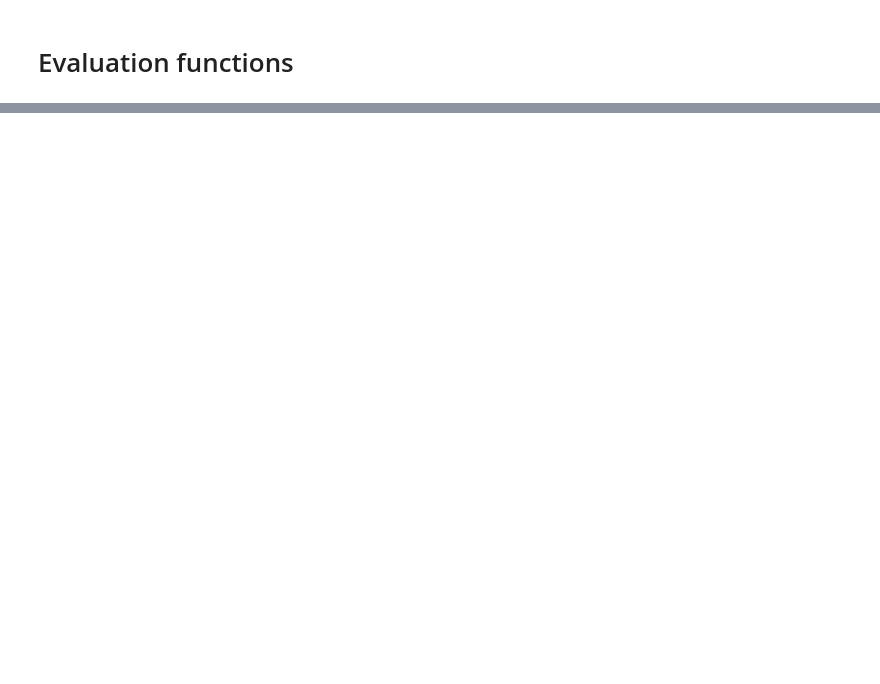
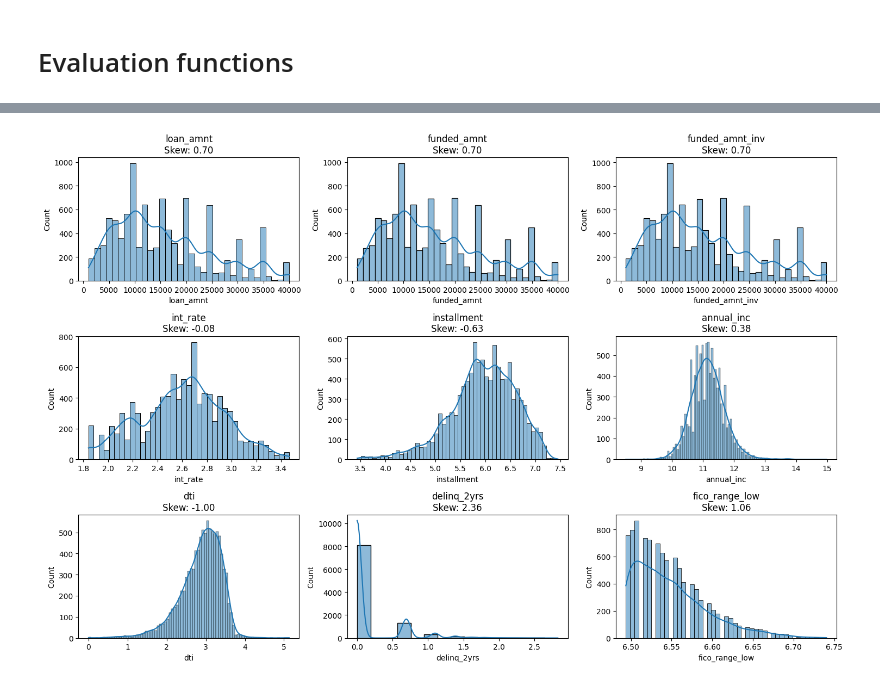
Before and after one commit to SamK-120/tu_ml_assignment_1, a Jupyter notebook: ML.ipynb, the cells around one changed output, grey strips where cells are left out. Saved outputs shown, nothing was run; the diff lists cells and outputs as text; code cells hidden in the pictures; blank space fills up the shorter version.

```diff
--- a/ML.ipynb
+++ b/ML.ipynb
@@ -129,0 +600,12 @@ def compare_metrics(y_true:pd.DataFrame, y_pred:pd.DataFrame) -> dict:
+# %%
+# Handle skewed numerical features
+skewed_feats = x_train_num.apply(lambda x: skew(x.dropna())).sort_values(ascending=False)
+skewed_cols = skewed_feats[abs(skewed_feats) > 0.75].index.tolist()
+
+x_train_num[skewed_cols] = np.log1p(x_train_num[skewed_cols])
+x_test_num[skewed_cols] = np.log1p(x_test_num[skewed_cols])
+# %%
+# Plot skewedness after column transformation
+plotSkewedNess(x_train_num, subset, 3)
+# %% [output]
+[figure, added]
```
Also changed, not shown: parts of 155 cells of this notebook.
